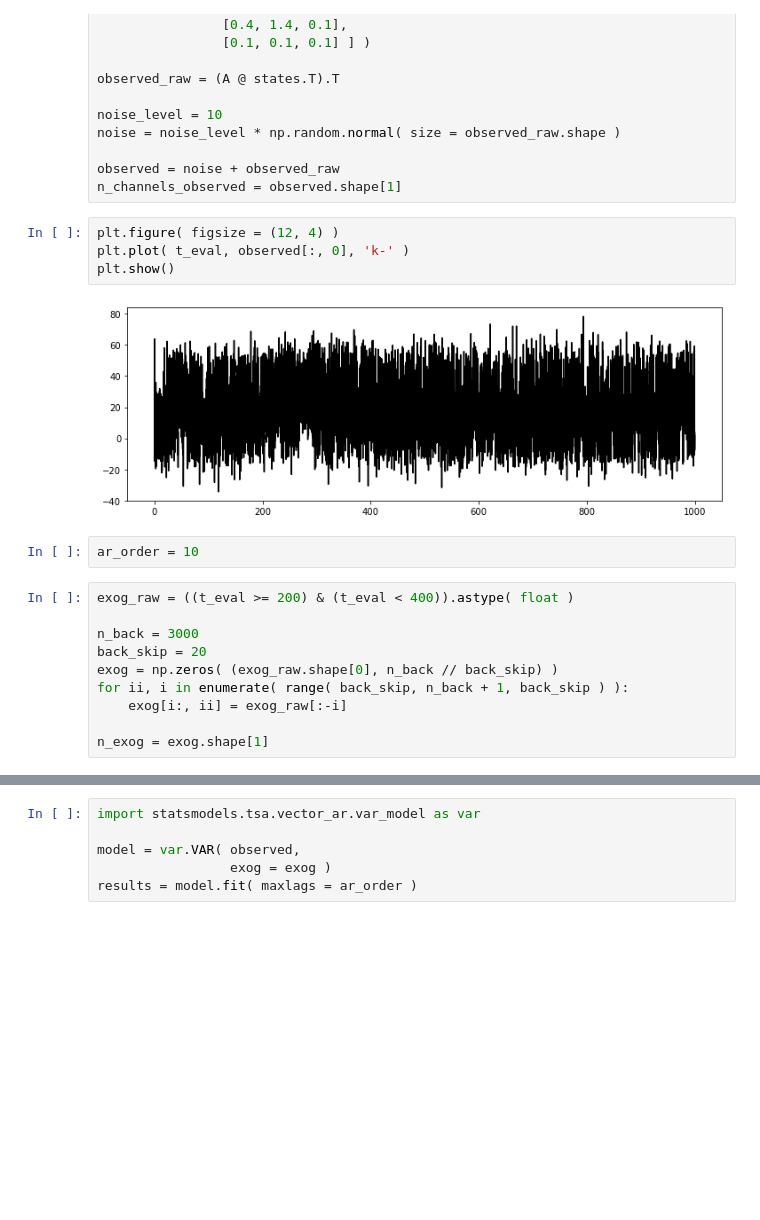
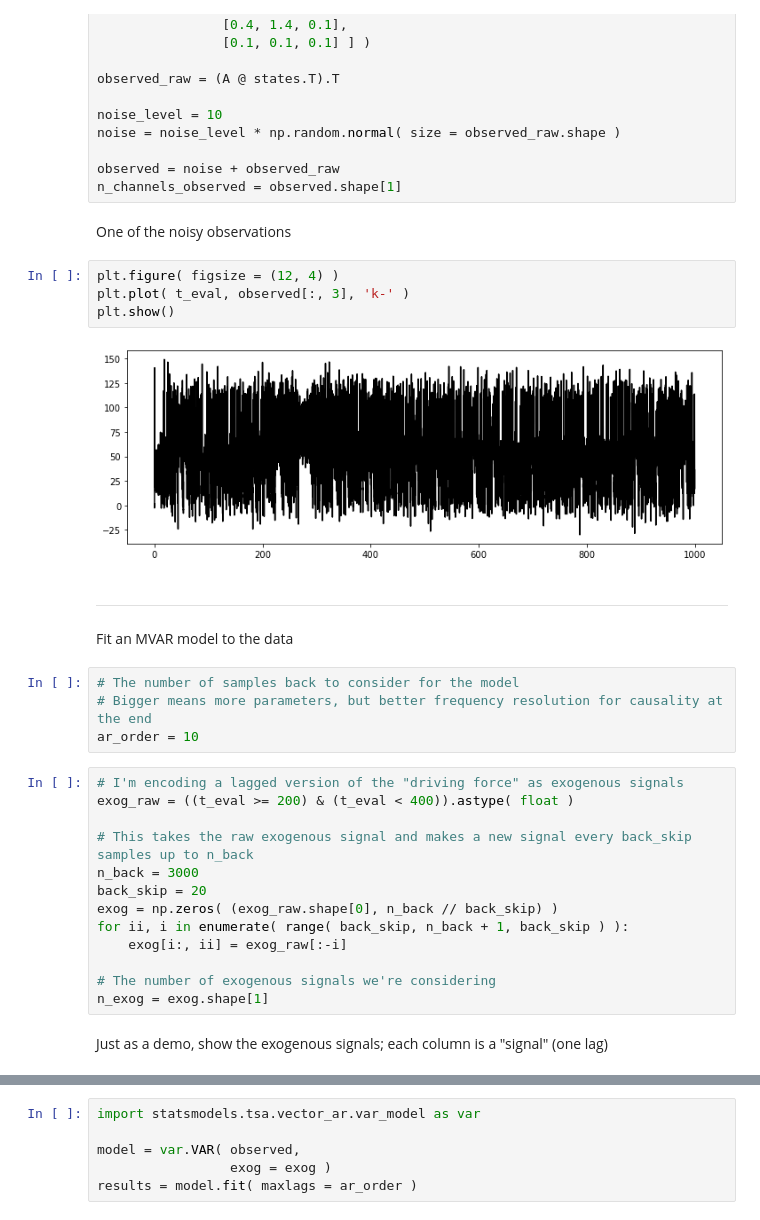
Before and after one commit to maxcollard/mvar-demo, a Jupyter notebook: mvar-lorenz.ipynb, the cells around one changed output, grey strips where cells are left out. Saved outputs shown, nothing was run; the diff lists cells and outputs as text; blank space fills up the shorter version.

```diff
--- a/mvar-lorenz.ipynb
+++ b/mvar-lorenz.ipynb
@@ -55,22 +66,35 @@ noise = noise_level * np.random.normal( size = observed_raw.shape )
 
 observed = noise + observed_raw
 n_channels_observed = observed.shape[1]
+# %% [markdown]
+One of the noisy observations
 # %%
 plt.figure( figsize = (12, 4) )
-plt.plot( t_eval, observed[:, 0], 'k-' )
+plt.plot( t_eval, observed[:, 3], 'k-' )
 plt.show()
 # %% [output]
-[figure, old version]
+[figure, new version]
-# %%
-ar_order = 10
+# %% [markdown]
+---
+# %% [markdown]
+Fit an MVAR model to the data
+# %%
+# The number of samples back to consider for the model
+# Bigger means more parameters, but better frequency resolution for causality at the end
+ar_order = 10
 # %%
+# I'm encoding a lagged version of the "driving force" as exogenous signals
 exog_raw = ((t_eval >= 200) & (t_eval < 400)).astype( float )
 
+# This takes the raw exogenous signal and makes a new signal every back_skip samples up to n_back
 n_back = 3000
 back_skip = 20
 exog = np.zeros( (exog_raw.shape[0], n_back // back_skip) )
 for ii, i in enumerate( range( back_skip, n_back + 1, back_skip ) ):
     exog[i:, ii] = exog_raw[:-i]
 
+# The number of exogenous signals we're considering
 n_exog = exog.shape[1]
+# %% [markdown]
+Just as a demo, show the exogenous signals; each column is a "signal" (one lag)
 # %%
```
Also changed, not shown: parts of 13 cells of this notebook.
